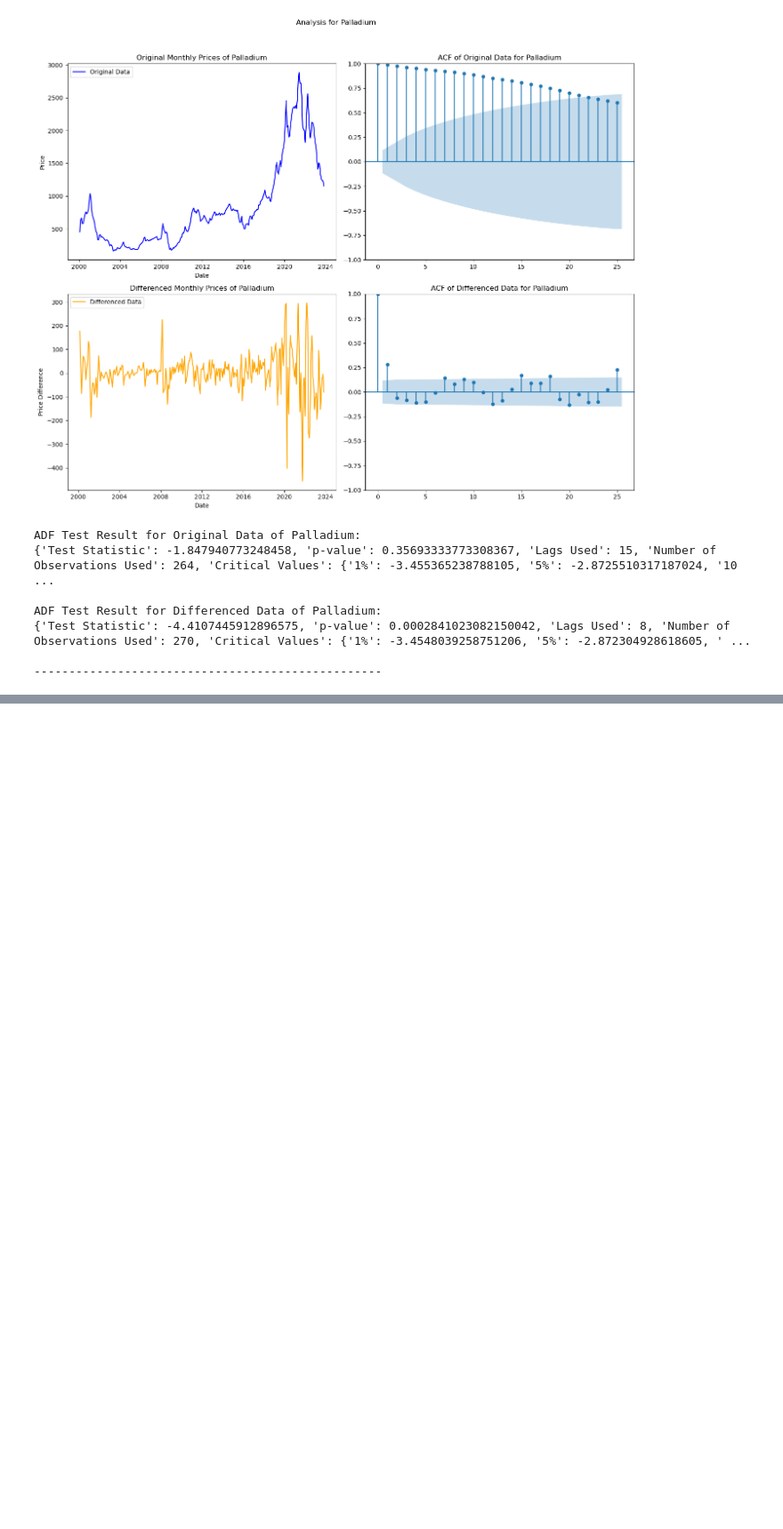
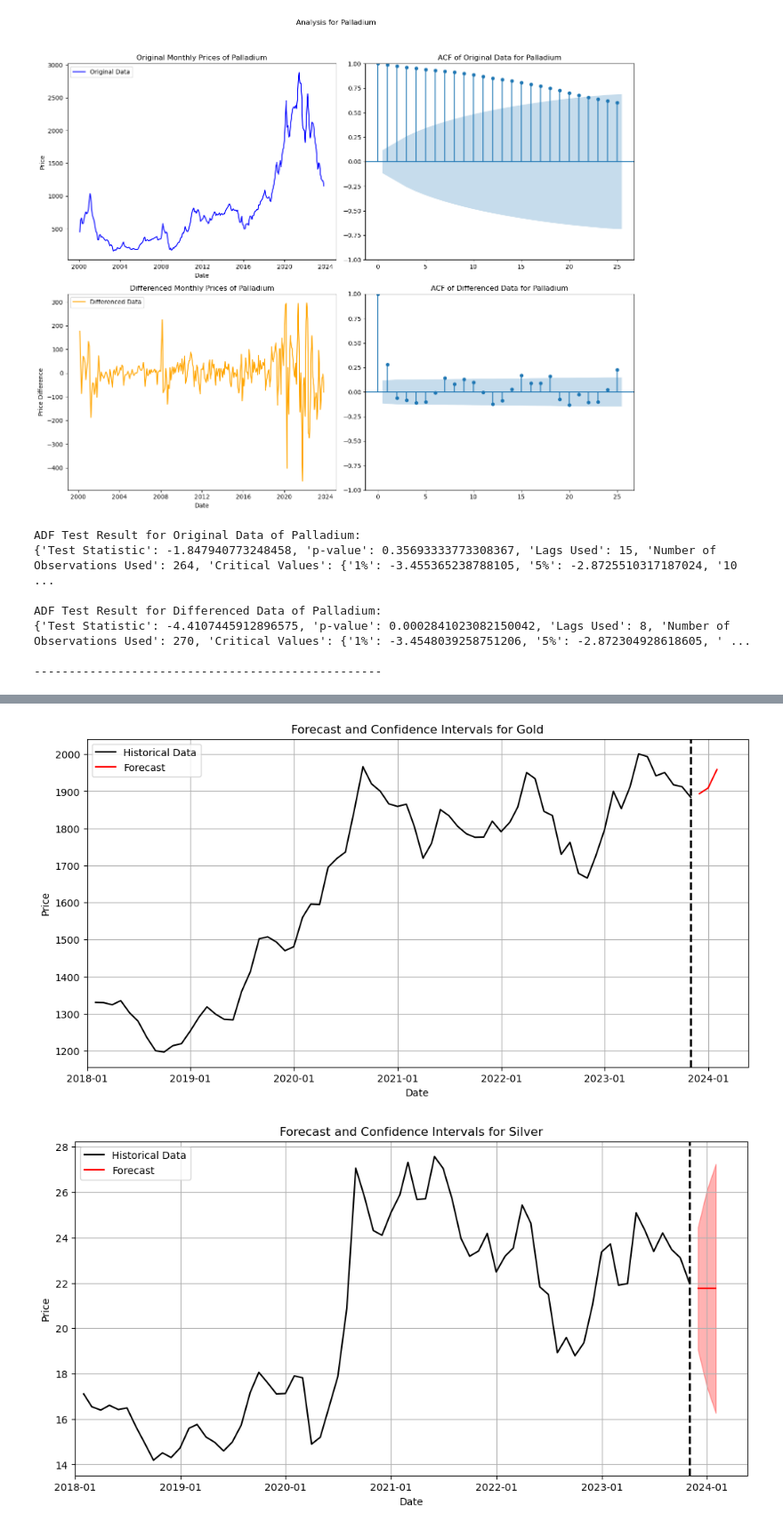
Before and after one commit to ZhiZheng0889/Data_Mining_Project, a Jupyter notebook: Final_V2.ipynb, the cells around one changed output, grey strips where cells are left out. Shown at 89% size. Drawn from its saved outputs; the diff is of its cells as text; code cells hidden in the pictures; blank space fills up the shorter version.

```diff
--- a/Final_V2.ipynb
+++ b/Final_V2.ipynb
@@ -173,21 +130,0 @@ Best configuration for Copper: ('add', 'mul'), AIC: -189.72043266890228
-# %%
-# Forecasting and evaluation for each commodity and model
-forecast_horizon = 3  # Forecasting for 3 months
-
-for commodity in commodities:
-    # Preparing the testing data
-    testing_data = commodity_data['2023-01-01':'2023-03-31']['close'].resample('M').mean().dropna()
-
-    for model_name, model in models[commodity].items():
-        # Forecasting
-        forecast = model.forecast(steps=forecast_horizon)
-
-        # Evaluation
-        mae = mean_absolute_error(testing_data, forecast)
-        mse = mean_squared_error(testing_data, forecast)
-        rmse = np.sqrt(mse)
-        mape = np.mean(np.abs((testing_data - forecast) / testing_data)) * 100
-
-        # Print Evaluation
-        print(f"Metrics for {commodity} - {model_name}:")
-        print(f"  MAE: {mae}, MSE: {mse}, RMSE: {rmse}, MAPE: {mape}%\n")
@@ -244,9 +350,4 @@ for commodity in commodities:
 # %%
-# Load your data
-data = pd.read_csv('Dataset/all_commodities_data.csv')  # Replace with your actual data file path
-data['date'] = pd.to_datetime(data['date'])
-data.set_index('date', inplace=True)
-
 # Define commodities and their respective best models
 commodities_parameters = {
     'Gold': {'model': 'Exp_Smoothing', 'trend': 'add', 'seasonal': 'add', 'seasonal_periods': 12},
@@ -257,16 +358,21 @@ commodities_parameters = {
 }
 
 # Training and prediction timeframes
-training_end = '2023-11-30'
-prediction_start = '2023-12-01'
+training_start = '2018-01-01'
+training_end = '2023-10-20'
+prediction_start = '2023-10-21'
 prediction_end = '2024-02-28'
 forecast_horizon = 3  # December 2023 to February 2024
 
 # Function to fit and forecast
 def fit_and_forecast(commodity, params):
+    # Extracting data for the specified commodity
     commodity_data = data[data['commodity'] == commodity]
-    training_data = commodity_data[:training_end]['close'].resample('M').mean()
 
+    # Slicing the data for the training period
+    training_data = commodity_data[training_start:training_end]['close'].resample('M').mean()
+
+    # Fit the specified model
     if params['model'] == 'ARIMA':
         model = ARIMA(training_data, order=params['order']).fit()
         forecast_result = model.get_forecast(steps=forecast_horizon)
@@ -280,32 +386,34 @@ def fit_and_forecast(commodity, params):
     return predicted_mean, conf_int, model
 
 # Plotting the fan chart for each commodity
 for commodity, params in commodities_parameters.items():
     predicted_mean, conf_int, model = fit_and_forecast(commodity, params)
     commodity_data = data[data['commodity'] == commodity]
-    historical_data = commodity_data['2018-01-01':training_end]['close'].resample('M').mean()
+    historical_data = commodity_data[training_start:training_end]['close'].resample('M').mean()
     forecast_index = pd.date_range(start=historical_data.index[-1], periods=forecast_horizon + 1, freq='M')[1:]
-
     plt.figure(figsize=(12, 6))
     plt.plot(historical_data.index, historical_data, label='Historical Data', color='black')
     plt.plot(forecast_index, predicted_mean, label='Forecast', color='red')
 
     # Plot ARIMA confidence intervals
     if conf_int is not None and params['model'] == 'ARIMA':
         plt.fill_between(forecast_index, conf_int.iloc[:, 0], conf_int.iloc[:, 1], color='red', alpha=0.3)
 
     plt.axvline(x=historical_data.index[-1], color='black', linestyle='--', linewidth=2)
     plt.grid(True)
     plt.title(f'Forecast and Confidence Intervals for {commodity}')
     plt.xlabel('Date')
     plt.ylabel('Price')
     plt.legend()
 
     # Set the x-axis to start from January 2018
     plt.xlim(left=pd.Timestamp('2018-01-01'))
 
     # Format the date on the x-axis for better readability
     plt.gca().xaxis.set_major_formatter(mdates.DateFormatter('%Y-%m'))
     plt.gca().xaxis.set_major_locator(mdates.YearLocator())
 
     plt.show()
+# %% [output]
+[figure, added]
+[figure, added]
```
Also changed, not shown: parts of 12 cells of this notebook, 2 other files.
